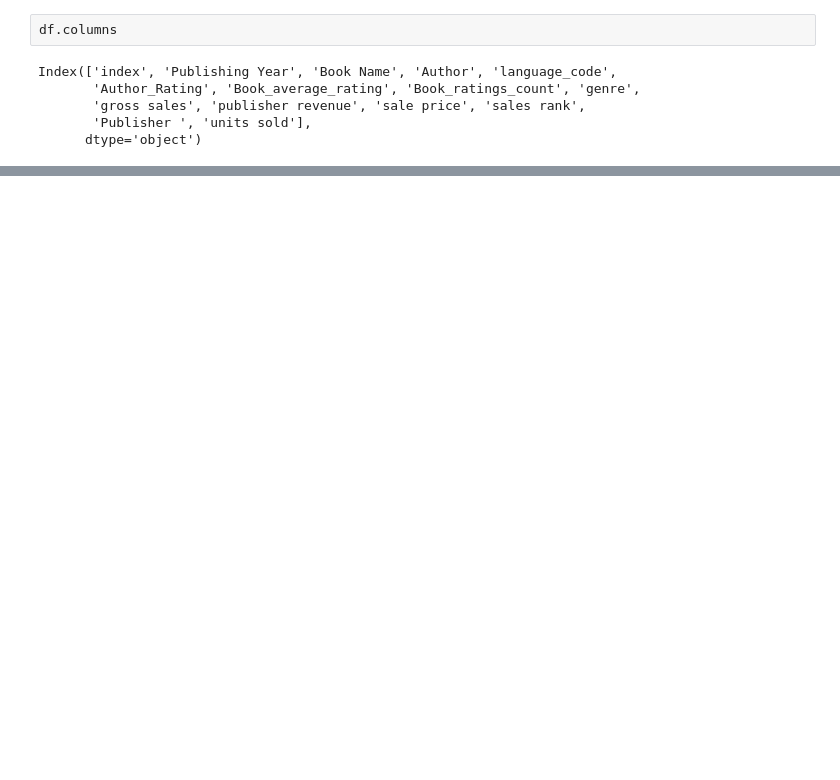
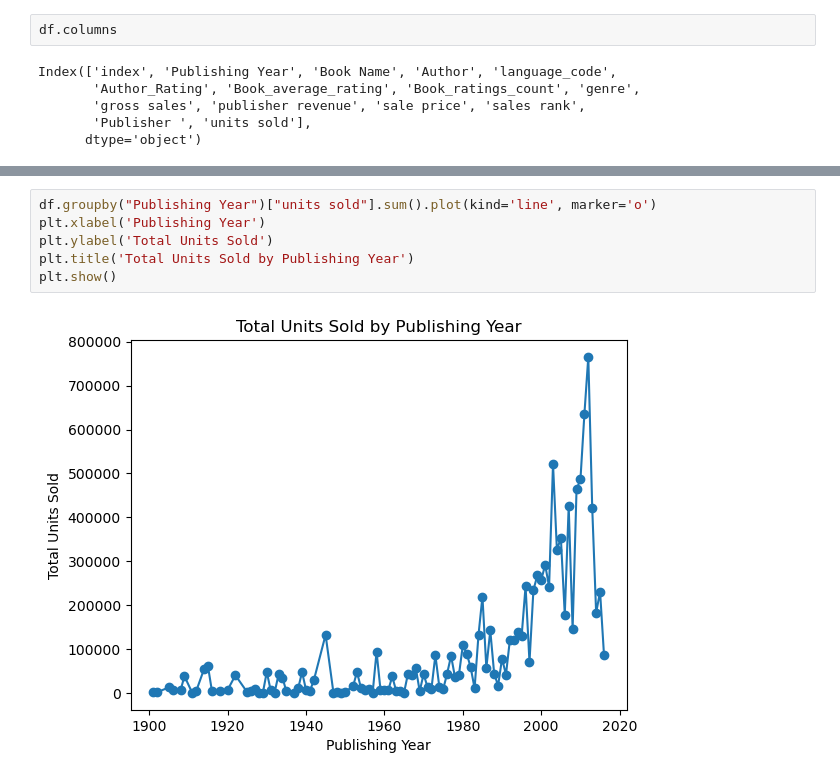
Before and after one commit to Rifqi-Setiawan/book-sales-analysis, a Jupyter notebook: EDA_Books_Data.ipynb, the cells around one changed output, grey strips where cells are left out. Drawn from its saved outputs; the diff is of its cells as text; blank space fills up the shorter version.

```diff
--- a/EDA_Books_Data.ipynb
+++ b/EDA_Books_Data.ipynb
@@ -176,0 +203,8 @@ Length: 776, dtype: int64
+# %%
+df.groupby("Publishing Year")["units sold"].sum().plot(kind='line', marker='o')
+plt.xlabel('Publishing Year')
+plt.ylabel('Total Units Sold')
+plt.title('Total Units Sold by Publishing Year')
+plt.show()
+# %% [output]
+[figure, added]
```
Also changed, not shown: parts of 12 cells of this notebook.
